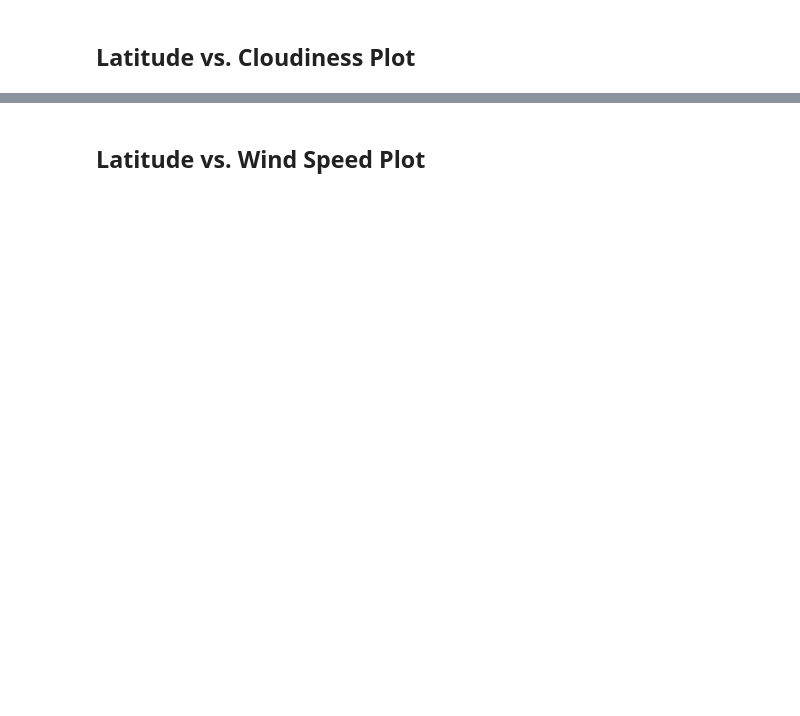
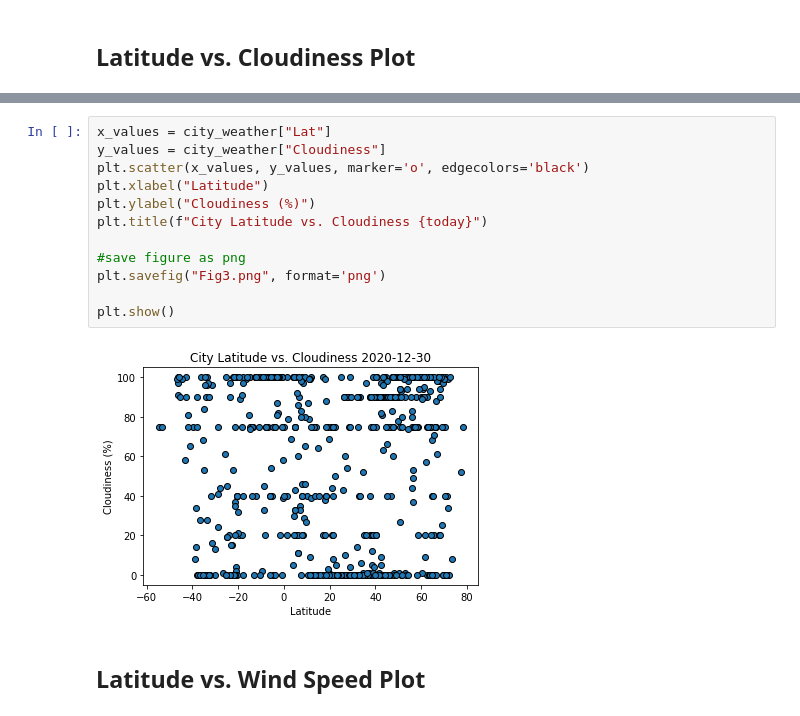
Before and after one commit to JRandle23/Python-API-Challenge, a Jupyter notebook: WeatherPy/WeatherPy.ipynb, the cells around one changed output, grey strips where cells are left out. Drawn from its saved outputs; the diff is of its cells as text; blank space fills up the shorter version.

Commit message:
adding rest of scatter plots

```diff
--- a/WeatherPy/WeatherPy.ipynb
+++ b/WeatherPy/WeatherPy.ipynb
@@ -234,2 +247,16 @@ TypeError: 'str' object is not callable
+# %%
+x_values = city_weather["Lat"]
+y_values = city_weather["Cloudiness"]
+plt.scatter(x_values, y_values, marker='o', edgecolors='black')
+plt.xlabel("Latitude")
+plt.ylabel("Cloudiness (%)")
+plt.title(f"City Latitude vs. Cloudiness {today}")
+
+#save figure as png
+plt.savefig("Fig3.png", format='png')
+
+plt.show()
+# %% [output]
+[figure, added]
 # %% [markdown]
 ## Latitude vs. Wind Speed Plot
```
Also changed, not shown: parts of 8 cells of this notebook, 5 other files.
